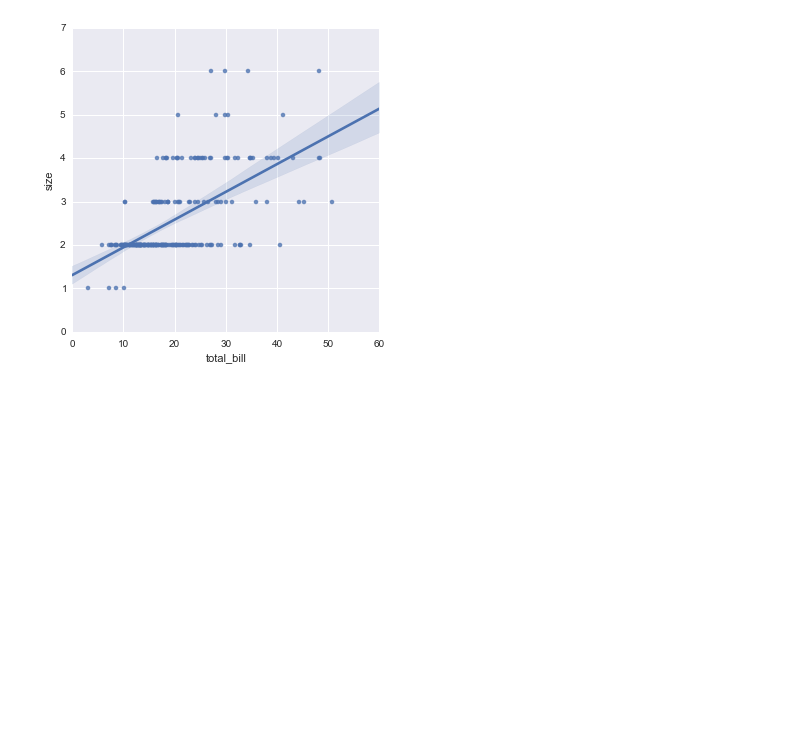
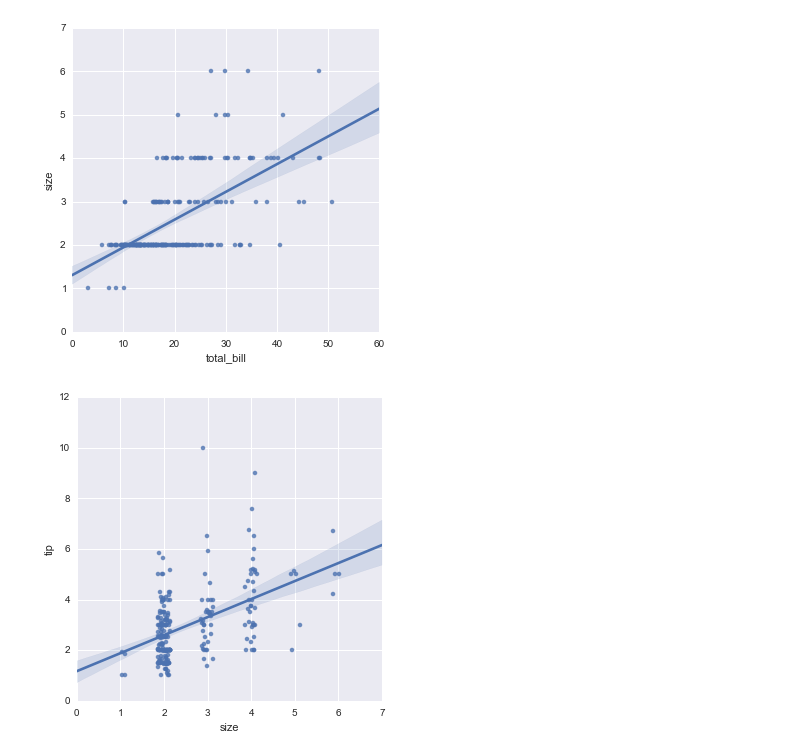
Before and after one commit to tarmstro/mvbop, a Jupyter notebook: seaborn_tutorial.ipynb, the cells around one changed output. Cells and saved outputs as stored; diff of their text form; code cells hidden in the pictures; blank space fills up the shorter version.

```diff
--- a/seaborn_tutorial.ipynb
+++ b/seaborn_tutorial.ipynb
@@ -300,3 +300,7 @@ sns.lmplot("total_bill", "size", tips)
 # %% [output]
 <seaborn.axisgrid.FacetGrid at 0x...>
 [figure]
+# %%
+sns.lmplot("size", "tip", tips, x_jitter=.15);
+# %% [output]
+[figure, added]
```
Also changed, not shown: parts of 1 cell of this notebook.
